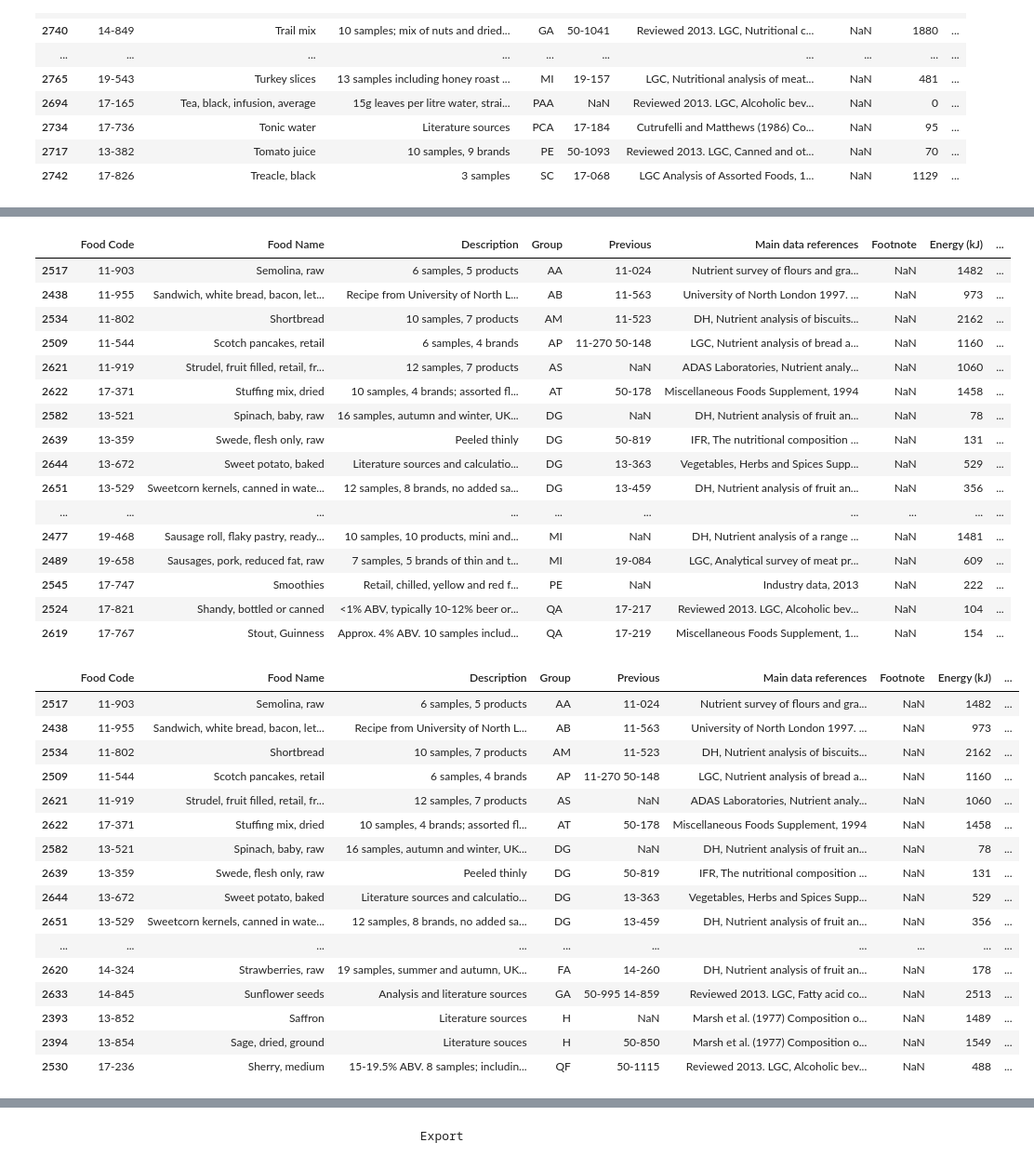
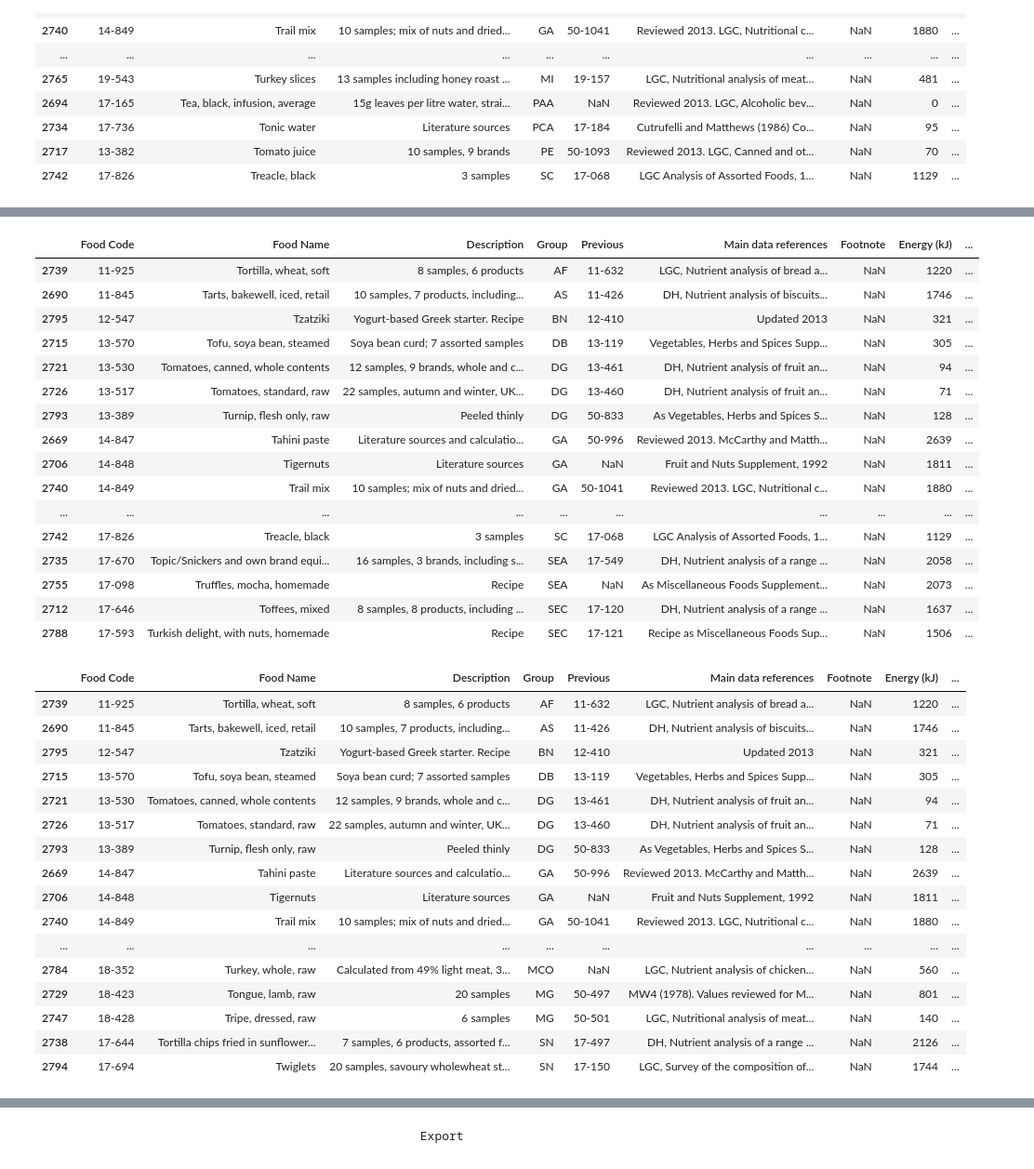
Before and after one commit to elliotkarikari/Product_Weight_Project, a Jupyter notebook: Jupter_notebooks/Reduction, Products that start with T.ipynb, the cells around one changed output, grey strips where cells are left out. Shown at 93% size. Drawn from its saved outputs; the diff is of its cells as text; code cells hidden in the pictures.

Commit message:
U not included

```diff
--- a/Jupter_notebooks/Reduction, Products that start with T.ipynb
+++ b/Jupter_notebooks/Reduction, Products that start with T.ipynb
@@ -966,43 +966,43 @@ Red16
 # %%
-Red17 = pd.concat([Red16,filt_qa], axis=0, join='inner')
+Red17 = pd.concat([Red16,filt_sec], axis=0, join='inner')
 Red17
 # %% [output]
 |  | Food Code | Food Name | Description | Group | Previous | Main data references | Footnote | Energy (kJ) | ... |
-| 2517 | 11-903 | Semolina, raw | 6 samples, 5 products | AA | 11-024 | Nutrient survey of flours and gra... | NaN | 1482 | ... |
-| 2438 | 11-955 | Sandwich, white bread, bacon, let... | Recipe from University of North L... | AB | 11-563 | University of North London 1997. ... | NaN | 973 | ... |
-| 2534 | 11-802 | Shortbread | 10 samples, 7 products | AM | 11-523 | DH, Nutrient analysis of biscuits... | NaN | 2162 | ... |
-| 2509 | 11-544 | Scotch pancakes, retail | 6 samples, 4 brands | AP | 11-270 50-148 | LGC, Nutrient analysis of bread a... | NaN | 1160 | ... |
-| 2621 | 11-919 | Strudel, fruit filled, retail, fr... | 12 samples, 7 products | AS | NaN | ADAS Laboratories, Nutrient analy... | NaN | 1060 | ... |
-| 2622 | 17-371 | Stuffing mix, dried | 10 samples, 4 brands; assorted fl... | AT | 50-178 | Miscellaneous Foods Supplement, 1994 | NaN | 1458 | ... |
-| 2582 | 13-521 | Spinach, baby, raw | 16 samples, autumn and winter, UK... | DG | NaN | DH, Nutrient analysis of fruit an... | NaN | 78 | ... |
-| 2639 | 13-359 | Swede, flesh only, raw | Peeled thinly | DG | 50-819 | IFR, The nutritional composition ... | NaN | 131 | ... |
-| 2644 | 13-672 | Sweet potato, baked | Literature sources and calculatio... | DG | 13-363 | Vegetables, Herbs and Spices Supp... | NaN | 529 | ... |
-| 2651 | 13-529 | Sweetcorn kernels, canned in wate... | 12 samples, 8 brands, no added sa... | DG | 13-459 | DH, Nutrient analysis of fruit an... | NaN | 356 | ... |
+| 2739 | 11-925 | Tortilla, wheat, soft | 8 samples, 6 products | AF | 11-632 | LGC, Nutrient analysis of bread a... | NaN | 1220 | ... |
+| 2690 | 11-845 | Tarts, bakewell, iced, retail | 10 samples, 7 products, including... | AS | 11-426 | DH, Nutrient analysis of biscuits... | NaN | 1746 | ... |
+| 2795 | 12-547 | Tzatziki | Yogurt-based Greek starter. Recipe | BN | 12-410 | Updated 2013 | NaN | 321 | ... |
+| 2715 | 13-570 | Tofu, soya bean, steamed | Soya bean curd; 7 assorted samples | DB | 13-119 | Vegetables, Herbs and Spices Supp... | NaN | 305 | ... |
+| 2721 | 13-530 | Tomatoes, canned, whole contents | 12 samples, 9 brands, whole and c... | DG | 13-461 | DH, Nutrient analysis of fruit an... | NaN | 94 | ... |
+| 2726 | 13-517 | Tomatoes, standard, raw | 22 samples, autumn and winter, UK... | DG | 13-460 | DH, Nutrient analysis of fruit an... | NaN | 71 | ... |
+| 2793 | 13-389 | Turnip, flesh only, raw | Peeled thinly | DG | 50-833 | As Vegetables, Herbs and Spices S... | NaN | 128 | ... |
+| 2669 | 14-847 | Tahini paste | Literature sources and calculatio... | GA | 50-996 | Reviewed 2013. McCarthy and Matth... | NaN | 2639 | ... |
+| 2706 | 14-848 | Tigernuts | Literature sources | GA | NaN | Fruit and Nuts Supplement, 1992 | NaN | 1811 | ... |
+| 2740 | 14-849 | Trail mix | 10 samples; mix of nuts and dried... | GA | 50-1041 | Reviewed 2013. LGC, Nutritional c... | NaN | 1880 | ... |
 | ... | ... | ... | ... | ... | ... | ... | ... | ... | ... |
-| 2477 | 19-468 | Sausage roll, flaky pastry, ready... | 10 samples, 10 products, mini and... | MI | NaN | DH, Nutrient analysis of a range ... | NaN | 1481 | ... |
-| 2489 | 19-658 | Sausages, pork, reduced fat, raw | 7 samples, 5 brands of thin and t... | MI | 19-084 | LGC, Analytical survey of meat pr... | NaN | 609 | ... |
-| 2545 | 17-747 | Smoothies | Retail, chilled, yellow and red f... | PE | NaN | Industry data, 2013 | NaN | 222 | ... |
-| 2524 | 17-821 | Shandy, bottled or canned | <1% ABV, typically 10-12% beer or... | QA | 17-217 | Reviewed 2013. LGC, Alcoholic bev... | NaN | 104 | ... |
-| 2619 | 17-767 | Stout, Guinness | Approx. 4% ABV. 10 samples includ... | QA | 17-219 | Miscellaneous Foods Supplement, 1... | NaN | 154 | ... |
+| 2742 | 17-826 | Treacle, black | 3 samples | SC | 17-068 | LGC Analysis of Assorted Foods, 1... | NaN | 1129 | ... |
+| 2735 | 17-670 | Topic/Snickers and own brand equi... | 16 samples, 3 brands, including s... | SEA | 17-549 | DH, Nutrient analysis of a range ... | NaN | 2058 | ... |
+| 2755 | 17-098 | Truffles, mocha, homemade | Recipe | SEA | NaN | As Miscellaneous Foods Supplement... | NaN | 2073 | ... |
+| 2712 | 17-646 | Toffees, mixed | 8 samples, 8 products, including ... | SEC | 17-120 | DH, Nutrient analysis of a range ... | NaN | 1637 | ... |
+| 2788 | 17-593 | Turkish delight, with nuts, homemade | Recipe | SEC | 17-121 | Recipe as Miscellaneous Foods Sup... | NaN | 1506 | ... |
 # %%
-Red18 = pd.concat([Red10,qf], axis=0, join='inner')
+Red18 = pd.concat([Red10,sn], axis=0, join='inner')
 Red18
 # %% [output]
 |  | Food Code | Food Name | Description | Group | Previous | Main data references | Footnote | Energy (kJ) | ... |
-| 2517 | 11-903 | Semolina, raw | 6 samples, 5 products | AA | 11-024 | Nutrient survey of flours and gra... | NaN | 1482 | ... |
-| 2438 | 11-955 | Sandwich, white bread, bacon, let... | Recipe from University of North L... | AB | 11-563 | University of North London 1997. ... | NaN | 973 | ... |
-| 2534 | 11-802 | Shortbread | 10 samples, 7 products | AM | 11-523 | DH, Nutrient analysis of biscuits... | NaN | 2162 | ... |
-| 2509 | 11-544 | Scotch pancakes, retail | 6 samples, 4 brands | AP | 11-270 50-148 | LGC, Nutrient analysis of bread a... | NaN | 1160 | ... |
-| 2621 | 11-919 | Strudel, fruit filled, retail, fr... | 12 samples, 7 products | AS | NaN | ADAS Laboratories, Nutrient analy... | NaN | 1060 | ... |
-| 2622 | 17-371 | Stuffing mix, dried | 10 samples, 4 brands; assorted fl... | AT | 50-178 | Miscellaneous Foods Supplement, 1994 | NaN | 1458 | ... |
-| 2582 | 13-521 | Spinach, baby, raw | 16 samples, autumn and winter, UK... | DG | NaN | DH, Nutrient analysis of fruit an... | NaN | 78 | ... |
-| 2639 | 13-359 | Swede, flesh only, raw | Peeled thinly | DG | 50-819 | IFR, The nutritional composition ... | NaN | 131 | ... |
-| 2644 | 13-672 | Sweet potato, baked | Literature sources and calculatio... | DG | 13-363 | Vegetables, Herbs and Spices Supp... | NaN | 529 | ... |
-| 2651 | 13-529 | Sweetcorn kernels, canned in wate... | 12 samples, 8 brands, no added sa... | DG | 13-459 | DH, Nutrient analysis of fruit an... | NaN | 356 | ... |
+| 2739 | 11-925 | Tortilla, wheat, soft | 8 samples, 6 products | AF | 11-632 | LGC, Nutrient analysis of bread a... | NaN | 1220 | ... |
+| 2690 | 11-845 | Tarts, bakewell, iced, retail | 10 samples, 7 products, including... | AS | 11-426 | DH, Nutrient analysis of biscuits... | NaN | 1746 | ... |
+| 2795 | 12-547 | Tzatziki | Yogurt-based Greek starter. Recipe | BN | 12-410 | Updated 2013 | NaN | 321 | ... |
+| 2715 | 13-570 | Tofu, soya bean, steamed | Soya bean curd; 7 assorted samples | DB | 13-119 | Vegetables, Herbs and Spices Supp... | NaN | 305 | ... |
+| 2721 | 13-530 | Tomatoes, canned, whole contents | 12 samples, 9 brands, whole and c... | DG | 13-461 | DH, Nutrient analysis of fruit an... | NaN | 94 | ... |
+| 2726 | 13-517 | Tomatoes, standard, raw | 22 samples, autumn and winter, UK... | DG | 13-460 | DH, Nutrient analysis of fruit an... | NaN | 71 | ... |
+| 2793 | 13-389 | Turnip, flesh only, raw | Peeled thinly | DG | 50-833 | As Vegetables, Herbs and Spices S... | NaN | 128 | ... |
+| 2669 | 14-847 | Tahini paste | Literature sources and calculatio... | GA | 50-996 | Reviewed 2013. McCarthy and Matth... | NaN | 2639 | ... |
+| 2706 | 14-848 | Tigernuts | Literature sources | GA | NaN | Fruit and Nuts Supplement, 1992 | NaN | 1811 | ... |
+| 2740 | 14-849 | Trail mix | 10 samples; mix of nuts and dried... | GA | 50-1041 | Reviewed 2013. LGC, Nutritional c... | NaN | 1880 | ... |
 | ... | ... | ... | ... | ... | ... | ... | ... | ... | ... |
-| 2620 | 14-324 | Strawberries, raw | 19 samples, summer and autumn, UK... | FA | 14-260 | DH, Nutrient analysis of fruit an... | NaN | 178 | ... |
-| 2633 | 14-845 | Sunflower seeds | Analysis and literature sources | GA | 50-995 14-859 | Reviewed 2013. LGC, Fatty acid co... | NaN | 2513 | ... |
-| 2393 | 13-852 | Saffron | Literature sources | H | NaN | Marsh et al. (1977) Composition o... | NaN | 1489 | ... |
-| 2394 | 13-854 | Sage, dried, ground | Literature souces | H | 50-850 | Marsh et al. (1977) Composition o... | NaN | 1549 | ... |
-| 2530 | 17-236 | Sherry, medium | 15-19.5% ABV. 8 samples; includin... | QF | 50-1115 | Reviewed 2013. LGC, Alcoholic bev... | NaN | 488 | ... |
+| 2784 | 18-352 | Turkey, whole, raw | Calculated from 49% light meat, 3... | MCO | NaN | LGC, Nutrient analysis of chicken... | NaN | 560 | ... |
+| 2729 | 18-423 | Tongue, lamb, raw | 20 samples | MG | 50-497 | MW4 (1978). Values reviewed for M... | NaN | 801 | ... |
+| 2747 | 18-428 | Tripe, dressed, raw | 6 samples | MG | 50-501 | LGC, Nutritional analysis of meat... | NaN | 140 | ... |
+| 2738 | 17-644 | Tortilla chips fried in sunflower... | 7 samples, 6 products, assorted f... | SN | 17-497 | DH, Nutrient analysis of a range ... | NaN | 2126 | ... |
+| 2794 | 17-694 | Twiglets | 20 samples, savoury wholewheat st... | SN | 17-150 | LGC, Survey of the composition of... | NaN | 1744 | ... |
 # %%
```
Also changed, not shown: parts of 110 cells of this notebook, 1 other file.
